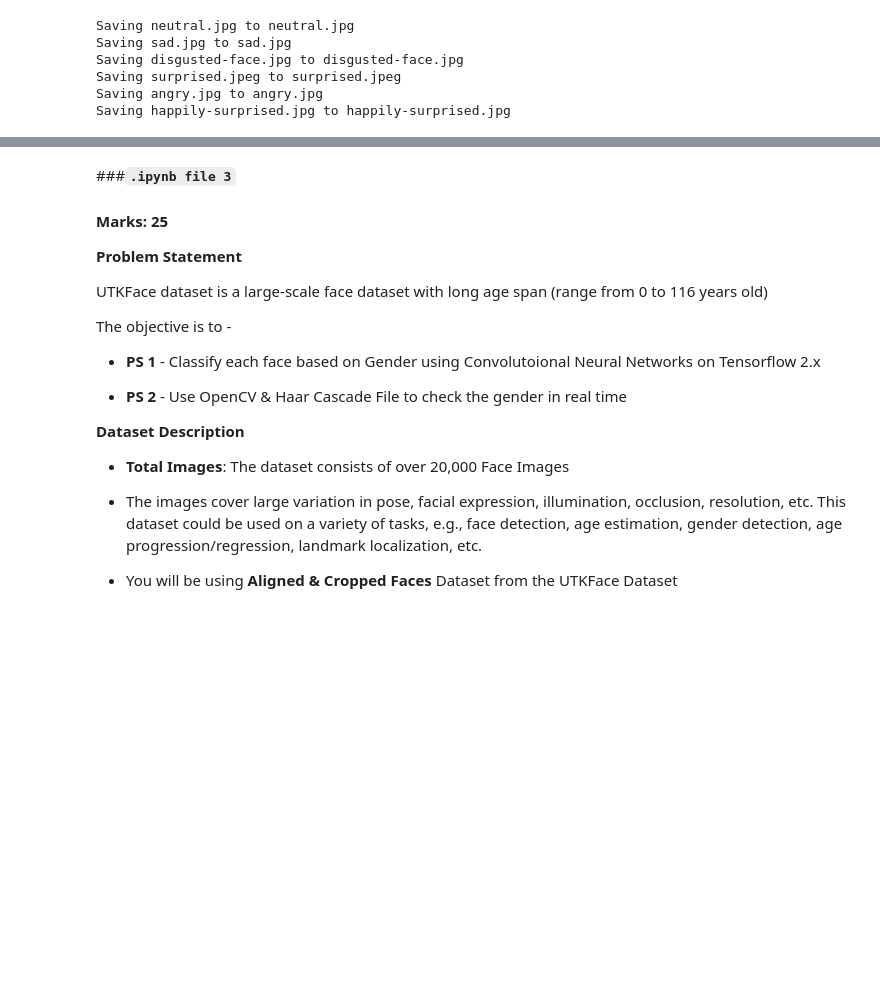
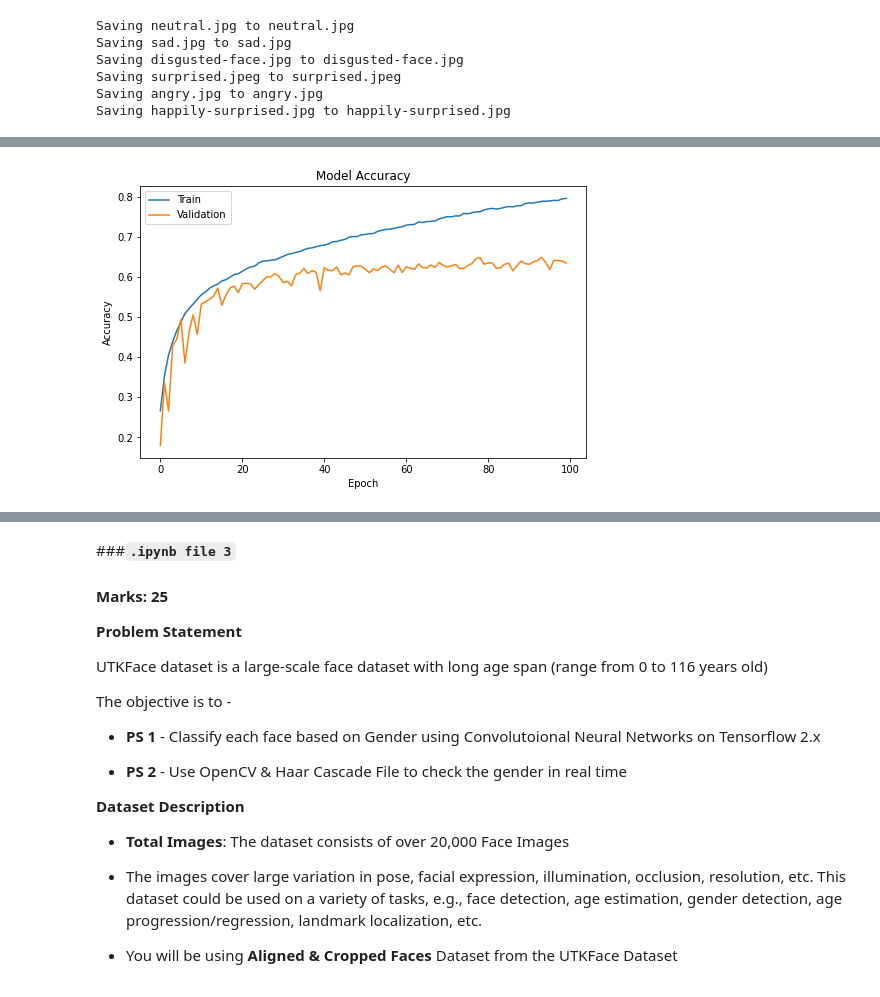
Before and after one commit to nandinib1999/edureka-assignments, a Jupyter notebook: Demo_Emotion_Detection_using_Tensorflow_2_x.ipynb, the cells around one changed output, grey strips where cells are left out. Saved outputs shown, nothing was run; the diff lists cells and outputs as text; code cells hidden in the pictures; blank space fills up the shorter version.

```diff
--- a/Demo_Emotion_Detection_using_Tensorflow_2_x.ipynb
+++ b/Demo_Emotion_Detection_using_Tensorflow_2_x.ipynb
@@ -733,0 +894,9 @@ Expression Prediction: Happy
+# %%
+model_2.compile(optimizer=Adam(lr=0.0001), loss='binary_crossentropy', metrics=['accuracy'])
+# %%
+history_2 = model_2.fit(train_datagen.flow(X_train, y_train, batch_size=batch_size),
+            epochs=100,
+            steps_per_epoch=len(X_train) // batch_size,
+            verbose=1,
+            validation_data=val_datagen.flow(X_val, y_val, batch_size=batch_size),
+            shuffle=True)
@@ -733,0 +927,13 @@ Expression Prediction: Happy
+# %%
+plt.figure(figsize=(8,5))
+
+plt.plot(history_2.history['accuracy'])
+plt.plot(history_2.history['val_accuracy'])
+plt.title('Model Accuracy')
+plt.ylabel('Accuracy')
+plt.xlabel('Epoch')
+plt.legend(['Train', 'Validation'], loc='upper left')
+plt.gca().ticklabel_format(axis='both', style='plain', useOffset=False)
+plt.show()
+# %% [output]
+[figure, added]
```
Also changed, not shown: parts of 18 cells of this notebook.
